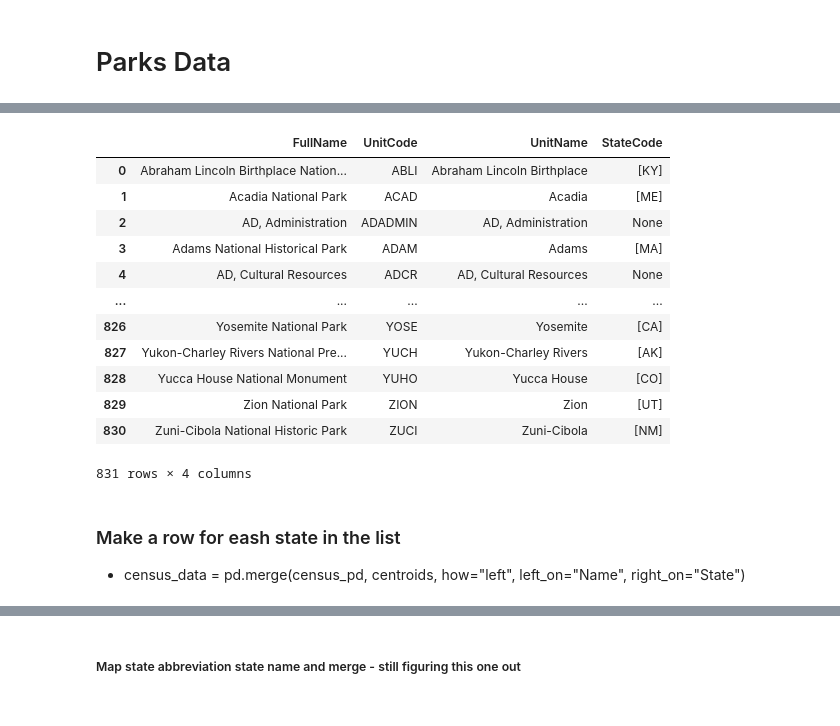
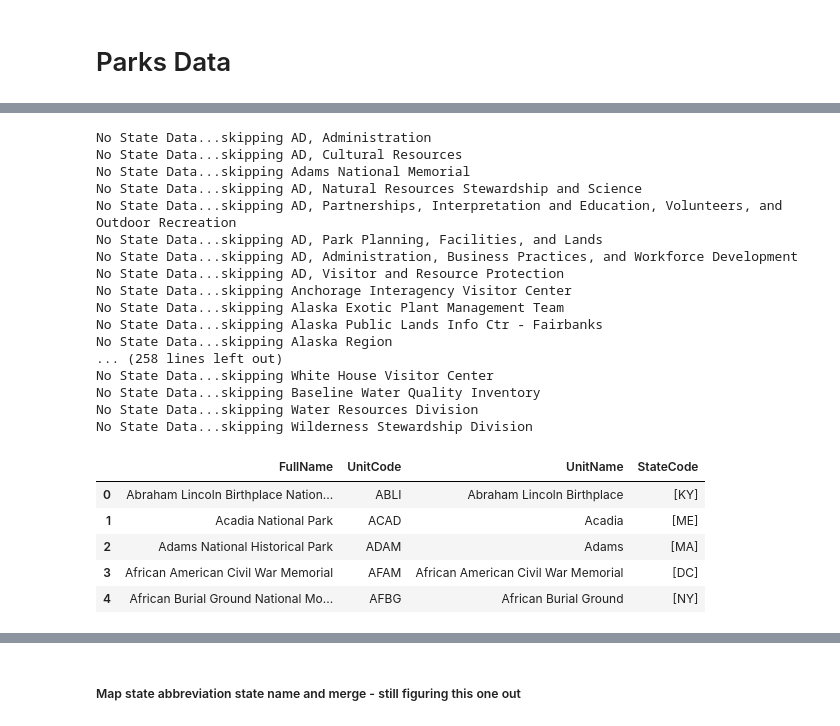
Before and after one commit to Eng-Hisham991/National_Park_Analysis, a Jupyter notebook: parks_visitors_v_population.ipynb, the cells around one changed output, grey strips where cells are left out. Drawn from its saved outputs; the diff is of its cells as text; code cells hidden in the pictures.

```diff
--- a/parks_visitors_v_population.ipynb
+++ b/parks_visitors_v_population.ipynb
@@ -173,14 +188,8 @@ pop_df.head(3)
 # %%
+# Get data for each park
 URL = 'https://irmaservices.nps.gov/v2/rest/unit/?unitCodes={*}&format=json'
 response = requests.get(URL).json()
-
 #print(response)
-
-len(response)
-# months = ['January', 'February', 'March', 'April', 'May', 'June', 'July' 'August', 'September', 'October', 'November', 'December']
-# for month in range(0,len(response)-1):
-#     print(f"{unitcode} National Park had {response[month]['RecreationVisitors']} visitors" +
-#           f" in the month of {months[month]} in 2019")
 
 
 # set up dataframe column names
@@ -189,33 +198,32 @@ column_names = ['FullName',
                 'UnitName',
                 'StateCode']
 
-#print(response)
+#Create and empty list then loop over response to populate it
 all_national_parks = []
 for park in response:
-#         print(f" {park['UnitDesignationName']}:{park['UnitCode']}: {park['FullName']} -" +
-#               f" region {park['Region']},{park['StateCodes']} ")
-        all_national_parks.append([park['FullName'],
+        if(park['StateCodes']==None):
+            parkname = park['FullName']
+            print(f'No State Data...skipping {parkname}')
+        else:
+            all_national_parks.append([park['FullName'],
                           park['UnitCode'],
                           park['UnitName'],
-                          park['StateCodes']])
-#park.keys()
-#dict_keys(['UnitCode', 'UnitName', 'FullName',
-# 'UnitDesignationCode', 'UnitDesignationName', 'UnitSubTypeCode',
-#'UnitSubTypeName', 'UnitLifecycle', 'Network', 'NetworkName', 'Region', 'RegionName', 'StateCodes'])
-all_national_parks
-np_df = pd.DataFrame(all_national_parks, columns=column_names)
-np_df
+                         park['StateCodes']])
 # %% [output]
-|  | FullName | UnitCode | UnitName | StateCode |
-| 0 | Abraham Lincoln Birthplace Nation... | ABLI | Abraham Lincoln Birthplace | [KY] |
-| 1 | Acadia National Park | ACAD | Acadia | [ME] |
-| 2 | AD, Administration | ADADMIN | AD, Administration | None |
-| 3 | Adams National Historical Park | ADAM | Adams | [MA] |
-| 4 | AD, Cultural Resources | ADCR | AD, Cultural Resources | None |
-| ... | ... | ... | ... | ... |
-| 826 | Yosemite National Park | YOSE | Yosemite | [CA] |
-| 827 | Yukon-Charley Rivers National Pre... | YUCH | Yukon-Charley Rivers | [AK] |
-| 828 | Yucca House National Monument | YUHO | Yucca House | [CO] |
-| 829 | Zion National Park | ZION | Zion | [UT] |
-| 830 | Zuni-Cibola National Historic Park | ZUCI | Zuni-Cibola | [NM] |
-831 rows × 4 columns
+No State Data...skipping AD, Administration
+No State Data...skipping AD, Cultural Resources
+No State Data...skipping Adams National Memorial
+No State Data...skipping AD, Natural Resources Stewardship and Science
+No State Data...skipping AD, Partnerships, Interpretation and Education, Volunteers, and Outdoor Recreation
+No State Data...skipping AD, Park Planning, Facilities, and Lands
+No State Data...skipping AD, Administration, Business Practices, and Workforce Development
+No State Data...skipping AD, Visitor and Resource Protection
+No State Data...skipping Anchorage Interagency Visitor Center
+No State Data...skipping Alaska Exotic Plant Management Team
+No State Data...skipping Alaska Public Lands Info Ctr - Fairbanks
+No State Data...skipping Alaska Region
+... (258 lines left out)
+No State Data...skipping White House Visitor Center
+No State Data...skipping Baseline Water Quality Inventory
+No State Data...skipping Water Resources Division
+No State Data...skipping Wilderness Stewardship Division
@@ -224,3 +230,11 @@ np_df
-# %% [markdown]
-### Make a row for eash state in the list
-* census_data = pd.merge(census_pd, centroids, how="left", left_on="Name", right_on="State")
+# %%
+# Create a DataFrame
+np_df = pd.DataFrame(all_national_parks, columns=column_names)
+np_df.head()
+# %% [output]
+|  | FullName | UnitCode | UnitName | StateCode |
+| 0 | Abraham Lincoln Birthplace Nation... | ABLI | Abraham Lincoln Birthplace | [KY] |
+| 1 | Acadia National Park | ACAD | Acadia | [ME] |
+| 2 | Adams National Historical Park | ADAM | Adams | [MA] |
+| 3 | African American Civil War Memorial | AFAM | African American Civil War Memorial | [DC] |
+| 4 | African Burial Ground National Mo... | AFBG | African Burial Ground | [NY] |
```
Also changed, not shown: parts of 64 cells of this notebook, 6 other files.
